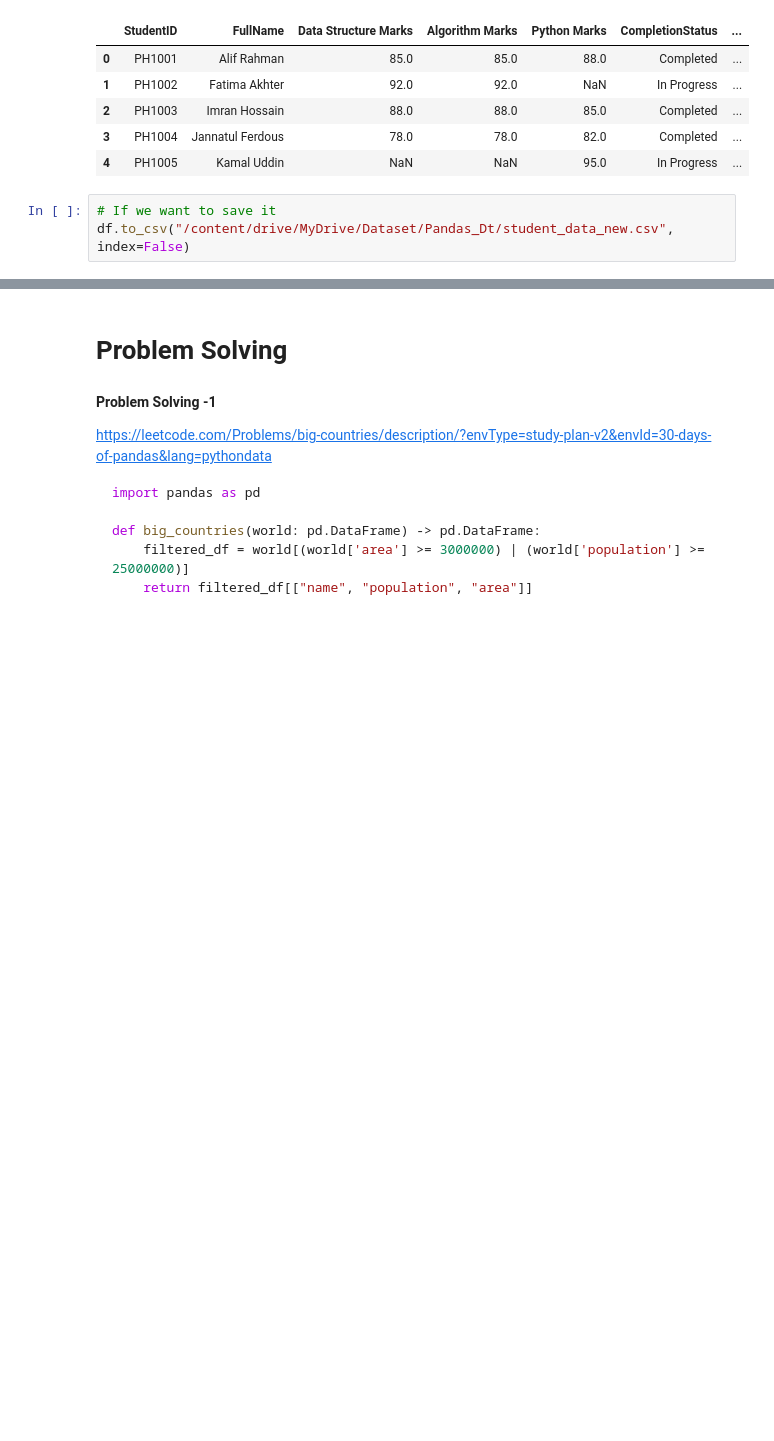
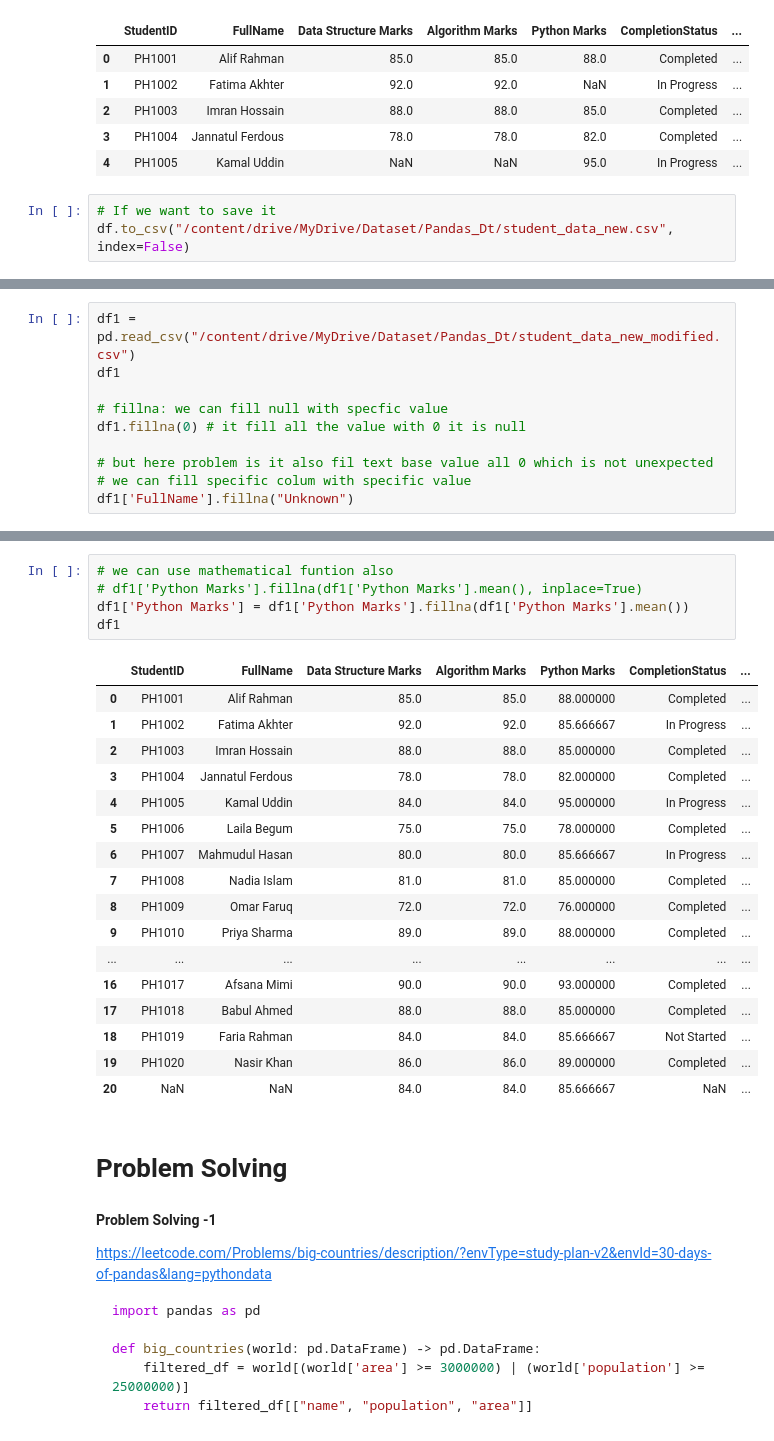
Before and after one commit to coderzaman/Data-Analysis-With-Pandas, a Jupyter notebook: Data_Analysis_With_Pandas.ipynb, the cells around one changed output, grey strips where cells are left out. Cells and saved outputs as stored; diff of their text form; blank space fills up the shorter version.

Commit message:
Checking for Unique, Duplicate, and Null Values Handling Duplicates and Null Values

```diff
--- a/Data_Analysis_With_Pandas.ipynb
+++ b/Data_Analysis_With_Pandas.ipynb
@@ -3435,0 +4402,10 @@ df.to_csv("/content/drive/MyDrive/Dataset/Pandas_Dt/student_data_new.csv", index
+# %%
+df1 = pd.read_csv("/content/drive/MyDrive/Dataset/Pandas_Dt/student_data_new_modified.csv")
+df1
+
+# fillna: we can fill null with specfic value
+df1.fillna(0) # it fill all the value with 0 it is null
+
+# but here problem is it also fil text base value all 0 which is not unexpected
+# we can fill specific colum with specific value
+df1['FullName'].fillna("Unknown")
@@ -3436,3 +4431,26 @@ df.to_csv("/content/drive/MyDrive/Dataset/Pandas_Dt/student_data_new.csv", index
+# %%
+# we can use mathematical funtion also
+# df1['Python Marks'].fillna(df1['Python Marks'].mean(), inplace=True)
+df1['Python Marks'] = df1['Python Marks'].fillna(df1['Python Marks'].mean())
+df1
+# %% [output]
+|  | StudentID | FullName | Data Structure Marks | Algorithm Marks | Python Marks | CompletionStatus | ... |
+| 0 | PH1001 | Alif Rahman | 85.0 | 85.0 | 88.000000 | Completed | ... |
+| 1 | PH1002 | Fatima Akhter | 92.0 | 92.0 | 85.666667 | In Progress | ... |
+| 2 | PH1003 | Imran Hossain | 88.0 | 88.0 | 85.000000 | Completed | ... |
+| 3 | PH1004 | Jannatul Ferdous | 78.0 | 78.0 | 82.000000 | Completed | ... |
+| 4 | PH1005 | Kamal Uddin | 84.0 | 84.0 | 95.000000 | In Progress | ... |
+| 5 | PH1006 | Laila Begum | 75.0 | 75.0 | 78.000000 | Completed | ... |
+| 6 | PH1007 | Mahmudul Hasan | 80.0 | 80.0 | 85.666667 | In Progress | ... |
+| 7 | PH1008 | Nadia Islam | 81.0 | 81.0 | 85.000000 | Completed | ... |
+| 8 | PH1009 | Omar Faruq | 72.0 | 72.0 | 76.000000 | Completed | ... |
+| 9 | PH1010 | Priya Sharma | 89.0 | 89.0 | 88.000000 | Completed | ... |
+| ... | ... | ... | ... | ... | ... | ... | ... |
+| 16 | PH1017 | Afsana Mimi | 90.0 | 90.0 | 93.000000 | Completed | ... |
+| 17 | PH1018 | Babul Ahmed | 88.0 | 88.0 | 85.000000 | Completed | ... |
+| 18 | PH1019 | Faria Rahman | 84.0 | 84.0 | 85.666667 | Not Started | ... |
+| 19 | PH1020 | Nasir Khan | 86.0 | 86.0 | 89.000000 | Completed | ... |
+| 20 | NaN | NaN | 84.0 | 84.0 | 85.666667 | NaN | ... |
 # %% [markdown]
 # **Problem Solving**
 # %% [markdown]
```
Also changed, not shown: parts of 22 cells of this notebook.
